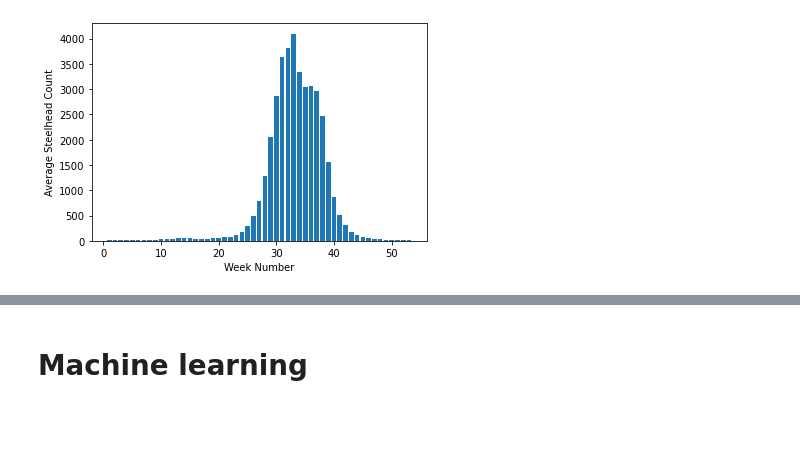
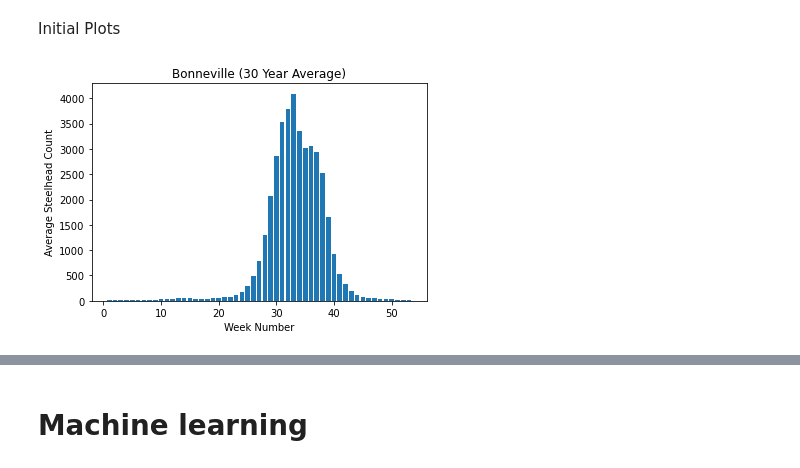
Before and after one commit to mthalken/fish_count, a Jupyter notebook: fish_ml_practice.ipynb, the cells around one changed output, grey strips where cells are left out. Cells and saved outputs as stored; diff of their text form; code cells hidden in the pictures; blank space fills up the shorter version.

Commit message:
Commit fish visualization notebook

```diff
--- a/fish_ml_practice.ipynb
+++ b/fish_ml_practice.ipynb
@@ -15,5 +13,6 @@ target = ['Stlhd']
 # %%
-file_path = Path('Resources/week_averages.csv')
+# Load data into dataframe
+file_path = Path('Resources/combineddata.csv')
 df = pd.read_csv(file_path)
 df.head()
 # %% [output]
@@ -25,0 +25,4 @@ df.head()
+# %%
+# Pull desired columns
+df_stlhead_week_month = df[['weeknumber','monthvalue','maxtempf','mintempf','precipitationinch','watertempf','stlheadcount']]
+df_stlhead_week_month.head()
@@ -25,0 +36,4 @@ df.head()
+# %%
+# Drop NaN values
+week_month = df_stlhead_week_month.dropna(axis=0)
+week_month.head()
@@ -25,0 +47,3 @@ df.head()
+# %%
+week_df = week_month.groupby(['weeknumber']).mean().reset_index()
+week_df.head()
@@ -26,7 +67,10 @@ df.head()
+# %% [markdown]
+Initial Plots
 # %%
-plt.bar(df.Week_Number, df.Stlhd)
+plt.bar(week_df.weeknumber, week_df.stlheadcount)
+plt.title('Bonneville (30 Year Average)')
 plt.xlabel('Week Number')
 plt.ylabel('Average Steelhead Count')
 plt.show()
 # %% [output]
-[figure, old version]
+[figure, new version]
```
Also changed, not shown: parts of 12 cells of this notebook.
